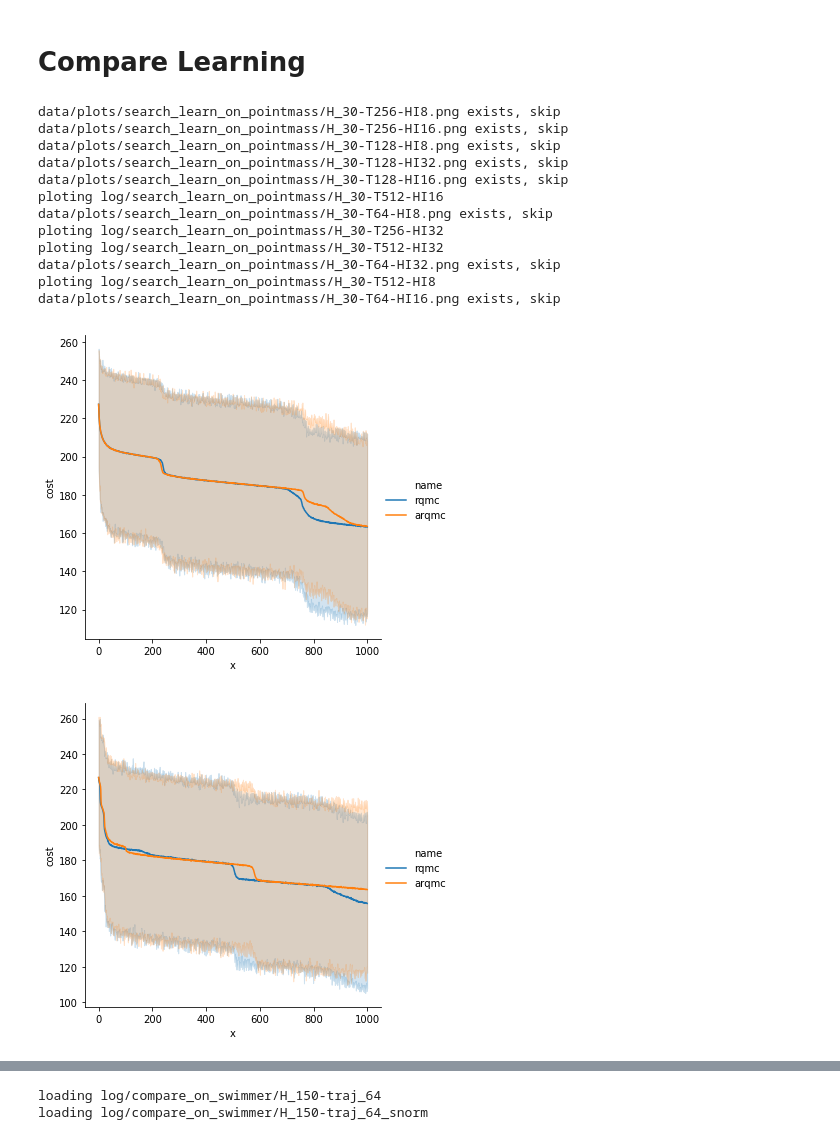
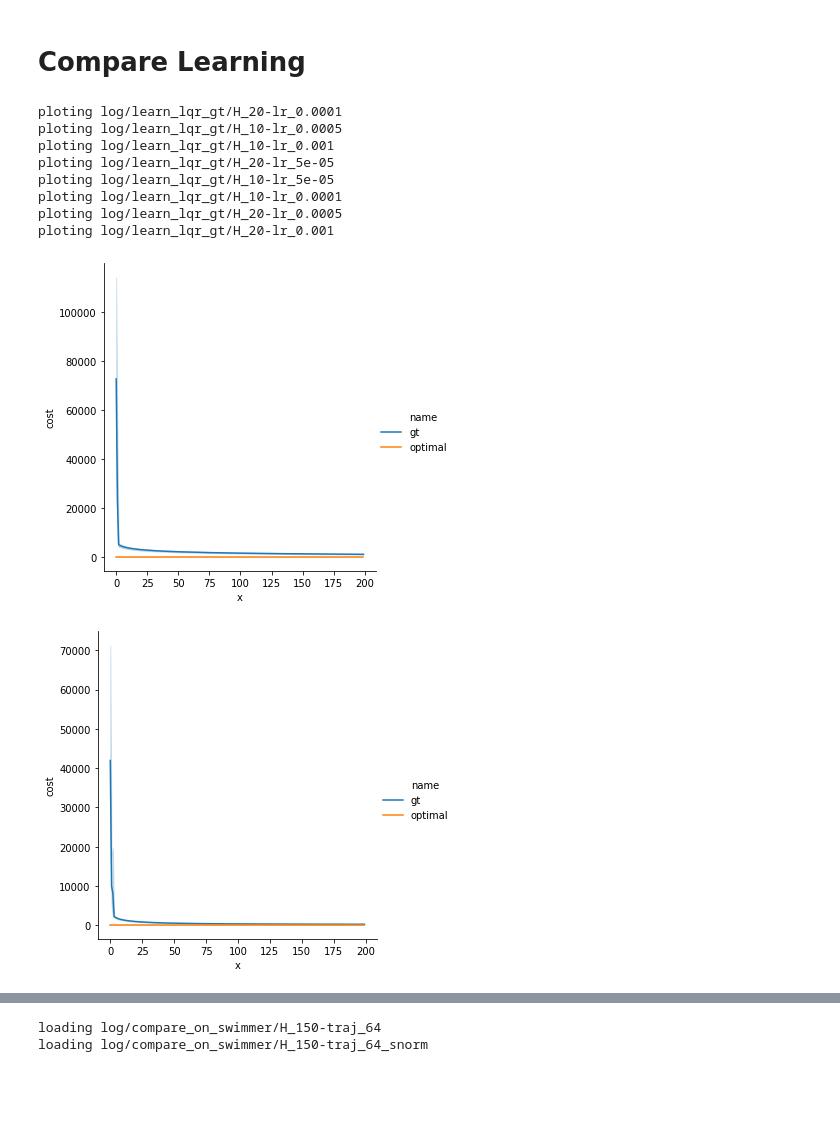
Before and after one commit to Sha-Lab/qmc, a Jupyter notebook: qmc.ipynb, the cells around one changed output, grey strips where cells are left out. Cells and saved outputs as stored; diff of their text form; code cells hidden in the pictures; blank space fills up the shorter version.

```diff
--- a/qmc.ipynb
+++ b/qmc.ipynb
@@ -119,26 +64,0 @@ ploting data/search_vpg/1000-16-16
-# %%
-exp_name = 'search_network_stepwise'
-input_dir = Path('data', exp_name)
-output_dir = Path('data/plots', exp_name+'new')
-output_dir.mkdir(parents=True, exist_ok=True)
-for fn in input_dir.iterdir():
-    with open(fn, 'rb') as f:
-        print('ploting {}'.format(fn))
-        full_results = dill.load(f)
-        results = [res[0] for res in full_results if len(res[1]['out']) == 0]
-        if len(results) == 0:
-            results = [res[0] for res in full_results if len(res[1]['out']) == 1] # only mc is out
-        if len(results) == 0: continue # nothing works
-        data = pd.concat([
-            pd.concat([
-                pd.DataFrame({
-                    'name': name,
-                    'cost': -val,
-                    'x': np.arange(len(val))
-                })
-                for name, val in res.items()
-            ])
-            for res in results
-        ])
-        plot = sns.relplot(x='x', y='cost', kind='line', hue='name', data=data)
-        plt.savefig(Path(output_dir, '{}.png'.format(fn.name)))
@@ -180,48 +70,45 @@ mc_discard_threshold = 1
 #exp_name = 'compare_on_cartpole'
 #exp_name = 'search_arqmc_linear'
 #exp_name = 'compare_on_swimmer'
-exp_name = 'search_learn_on_pointmass'
+#exp_name = 'search_learn_on_pointmass'
+exp_name = 'learn_lqr_gt'
 input_dir = Path('log', exp_name)
 output_dir = Path('data/plots', exp_name)
 output_dir.mkdir(parents=True, exist_ok=True)
 for fn in input_dir.iterdir():
     save_path = Path(output_dir, '{}.png'.format(fn.name))
     if not replace_duplicate and save_path.exists():
         print('{} exists, skip'.format(save_path))
         continue
     with open(fn, 'rb') as f:
         print('ploting {}'.format(fn))
         full_results = dill.load(f)
         #results = [res for res, info in full_results if len(info['out']) == 0]
         #if len(results) < mc_discard_threshold:
         #    results = [res for res, info in full_results if len(info['out']) == 1]
         results = [res for res, info in full_results if len(info['out']) <= 1]
         if len(results) == 0: continue
         data = pd.concat([
             pd.concat([
                 pd.DataFrame({
                     'name': name,
                     'cost': -val,
                     'x': np.arange(len(val)),
                 })
                 for name, val in res.items() if name not in ['mc']
             ])
             for res in results
         ])
         plot = sns.relplot(x='x', y='cost', kind='line', hue='name', data=data)
         plt.savefig(save_path)
 # %% [output]
-data/plots/search_learn_on_pointmass/H_30-T256-HI8.png exists, skip
-data/plots/search_learn_on_pointmass/H_30-T256-HI16.png exists, skip
-data/plots/search_learn_on_pointmass/H_30-T128-HI8.png exists, skip
-data/plots/search_learn_on_pointmass/H_30-T128-HI32.png exists, skip
-data/plots/search_learn_on_pointmass/H_30-T128-HI16.png exists, skip
-ploting log/search_learn_on_pointmass/H_30-T512-HI16
-data/plots/search_learn_on_pointmass/H_30-T64-HI8.png exists, skip
-ploting log/search_learn_on_pointmass/H_30-T256-HI32
-ploting log/search_learn_on_pointmass/H_30-T512-HI32
-data/plots/search_learn_on_pointmass/H_30-T64-HI32.png exists, skip
-ploting log/search_learn_on_pointmass/H_30-T512-HI8
-data/plots/search_learn_on_pointmass/H_30-T64-HI16.png exists, skip
+ploting log/learn_lqr_gt/H_20-lr_0.0001
+ploting log/learn_lqr_gt/H_10-lr_0.0005
+ploting log/learn_lqr_gt/H_10-lr_0.001
+ploting log/learn_lqr_gt/H_20-lr_5e-05
+ploting log/learn_lqr_gt/H_10-lr_5e-05
+ploting log/learn_lqr_gt/H_10-lr_0.0001
+ploting log/learn_lqr_gt/H_20-lr_0.0005
+ploting log/learn_lqr_gt/H_20-lr_0.001
-[figure, old version]
+[figure, new version]
-[figure, old version]
+[figure, new version]
```
Also changed, not shown: parts of 6 cells of this notebook.
